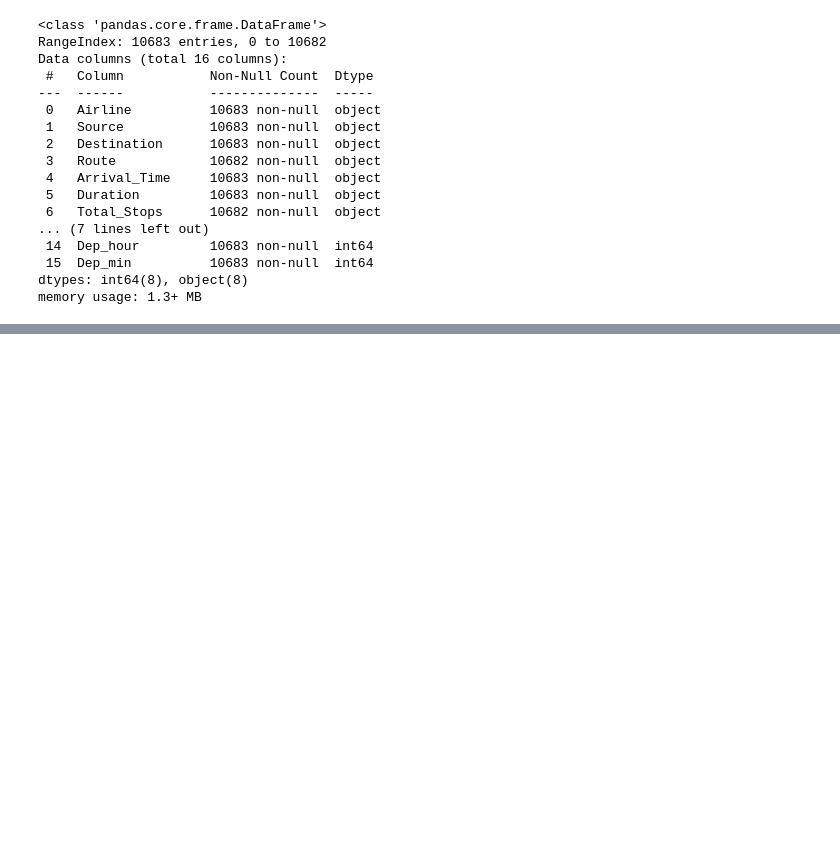
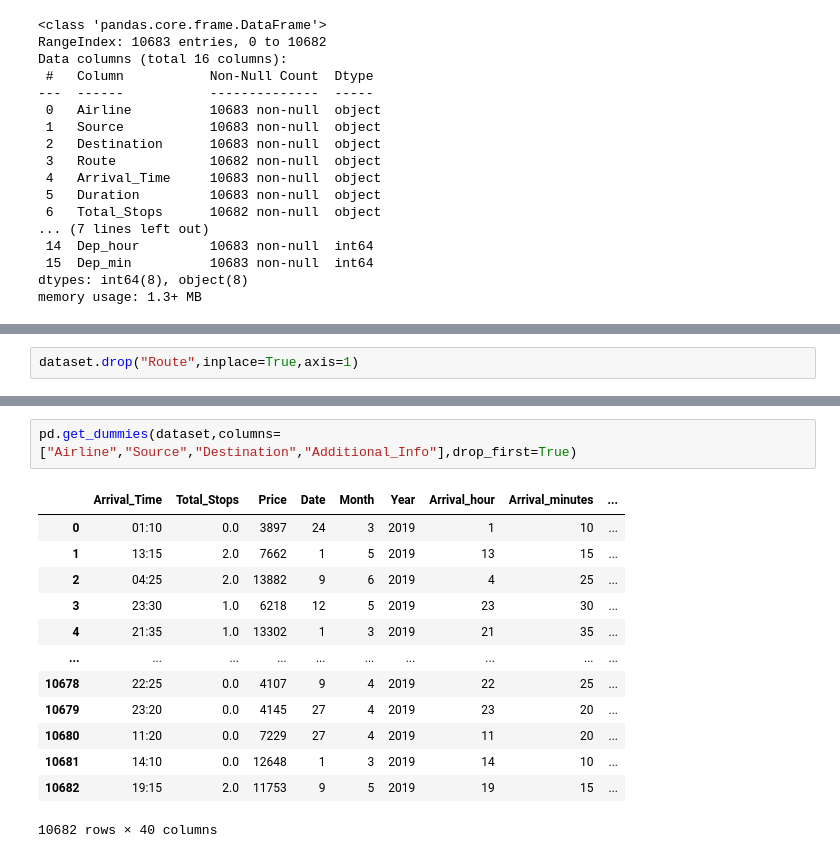
Before and after one commit to Haidar440/Data_Science, a Jupyter notebook: EDA/flightPrediction/flightPrediction.ipynb, the cells around one changed output, grey strips where cells are left out. Drawn from its saved outputs; the diff is of its cells as text; blank space fills up the shorter version.

```diff
--- a/EDA/flightPrediction/flightPrediction.ipynb
+++ b/EDA/flightPrediction/flightPrediction.ipynb
@@ -137,0 +271,2 @@ memory usage: 1.3+ MB
+# %%
+dataset.drop("Route",inplace=True,axis=1)
@@ -137,0 +335,16 @@ memory usage: 1.3+ MB
+# %%
+pd.get_dummies(dataset,columns=["Airline","Source","Destination","Additional_Info"],drop_first=True)
+# %% [output]
+|  | Arrival_Time | Total_Stops | Price | Date | Month | Year | Arrival_hour | Arrival_minutes | ... |
+| 0 | 01:10 | 0.0 | 3897 | 24 | 3 | 2019 | 1 | 10 | ... |
+| 1 | 13:15 | 2.0 | 7662 | 1 | 5 | 2019 | 13 | 15 | ... |
+| 2 | 04:25 | 2.0 | 13882 | 9 | 6 | 2019 | 4 | 25 | ... |
+| 3 | 23:30 | 1.0 | 6218 | 12 | 5 | 2019 | 23 | 30 | ... |
+| 4 | 21:35 | 1.0 | 13302 | 1 | 3 | 2019 | 21 | 35 | ... |
+| ... | ... | ... | ... | ... | ... | ... | ... | ... | ... |
+| 10678 | 22:25 | 0.0 | 4107 | 9 | 4 | 2019 | 22 | 25 | ... |
+| 10679 | 23:20 | 0.0 | 4145 | 27 | 4 | 2019 | 23 | 20 | ... |
+| 10680 | 11:20 | 0.0 | 7229 | 27 | 4 | 2019 | 11 | 20 | ... |
+| 10681 | 14:10 | 0.0 | 12648 | 1 | 3 | 2019 | 14 | 10 | ... |
+| 10682 | 19:15 | 2.0 | 11753 | 9 | 5 | 2019 | 19 | 15 | ... |
+10682 rows × 40 columns
```
Also changed, not shown: parts of 15 cells of this notebook, 2 other files.
